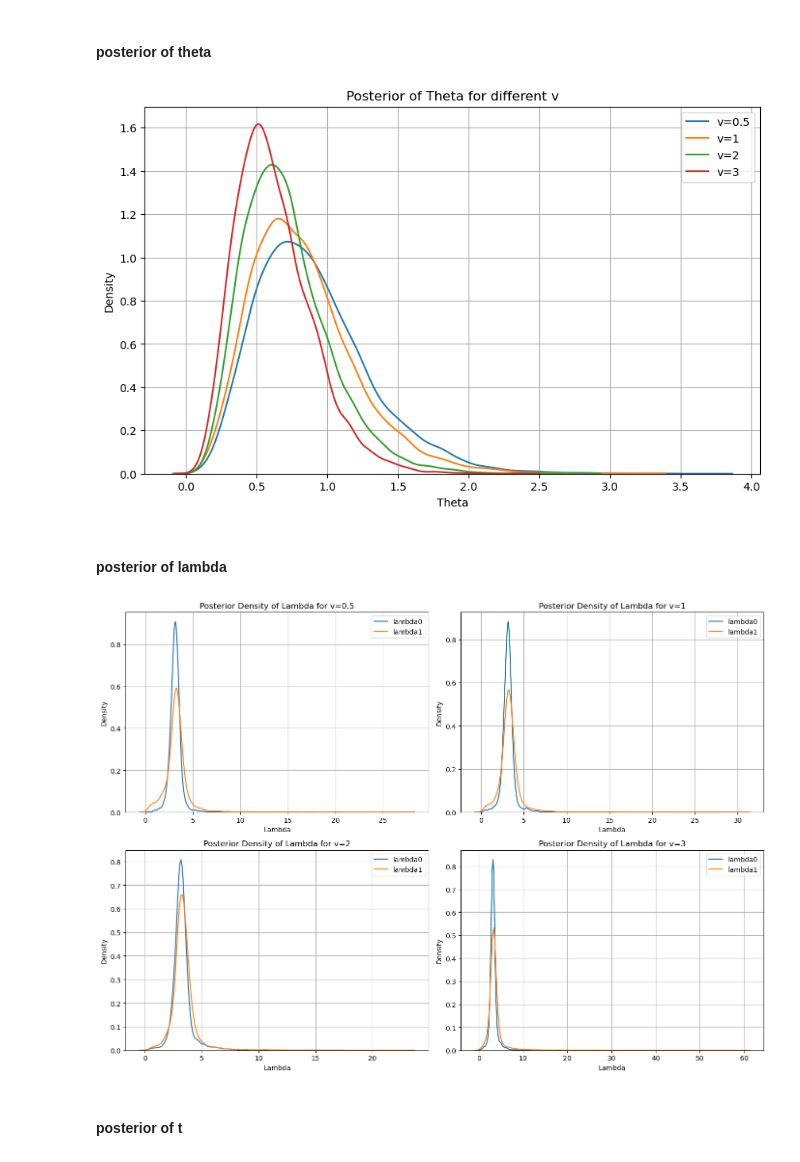
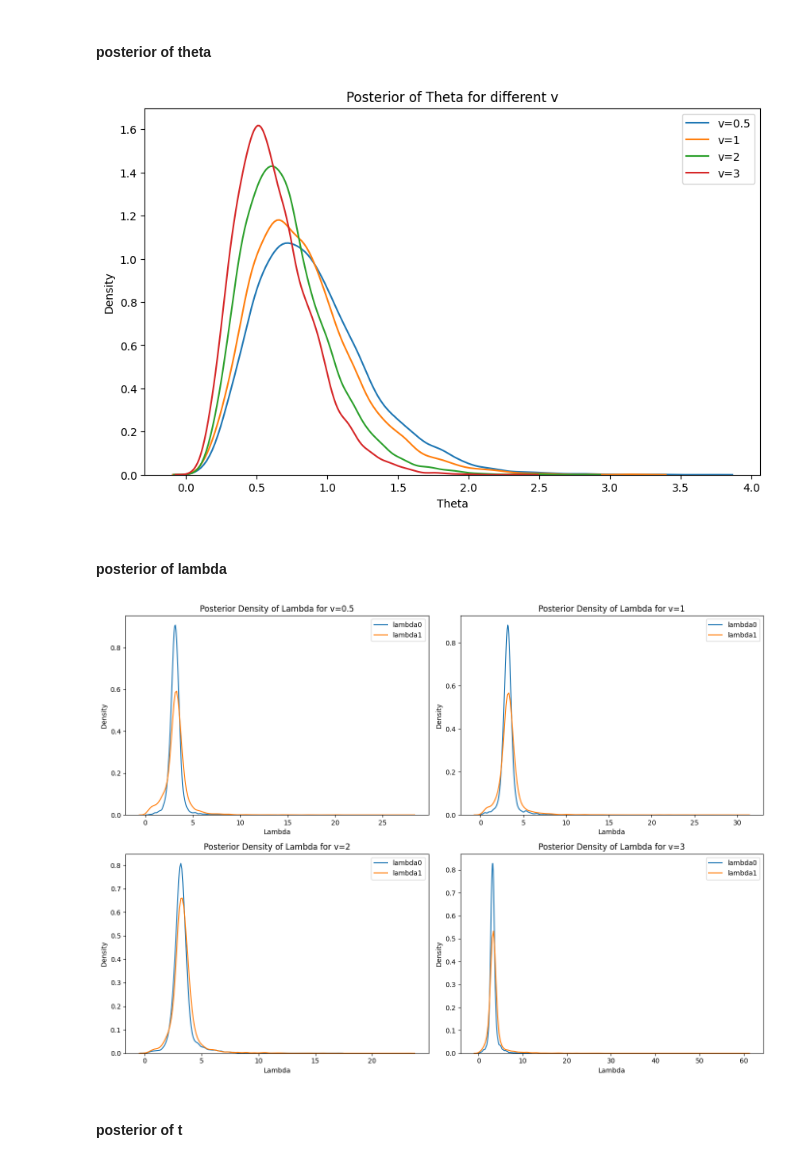
Before and after one commit to Lisakth/CompIntense, a Jupyter notebook: 16-HA2-python.ipynb, the cells around one changed output. Drawn from its saved outputs; the diff is of its cells as text; code cells hidden in the pictures.

```diff
--- a/16-HA2-python.ipynb
+++ b/16-HA2-python.ipynb
@@ -339,16 +339,15 @@ v=3: mean acceptance probab 0.3019
 # %%
 plt.figure(figsize=(10, 6))
 for v in range(4):
     theta_chain = values_v[v][1][1000:]  #after burn-in
     sns.kdeplot(theta_chain, label=f'v={v_vec[v]}',fill=False)
 plt.title("Posterior of Theta for different v")
 plt.xlabel("Theta")
 plt.ylabel("Density")
 plt.legend()
-plt.grid()
 plt.show()
 # %% [output]
-[figure, old version]
+[figure, new version]
 # %% [markdown]
 #### posterior of lambda
 # %%
@@ -364,12 +363,11 @@ for v in range(4):
     ax.set_xlabel("Lambda")
     ax.set_ylabel("Density")
     ax.legend()
-    ax.grid()
 
 plt.tight_layout()
 plt.show()
 # %% [output]
-[figure, old version]
+[figure, new version]
 # %% [markdown]
 #### posterior of t
 # %%
```
Also changed, not shown: parts of 22 cells of this notebook.
